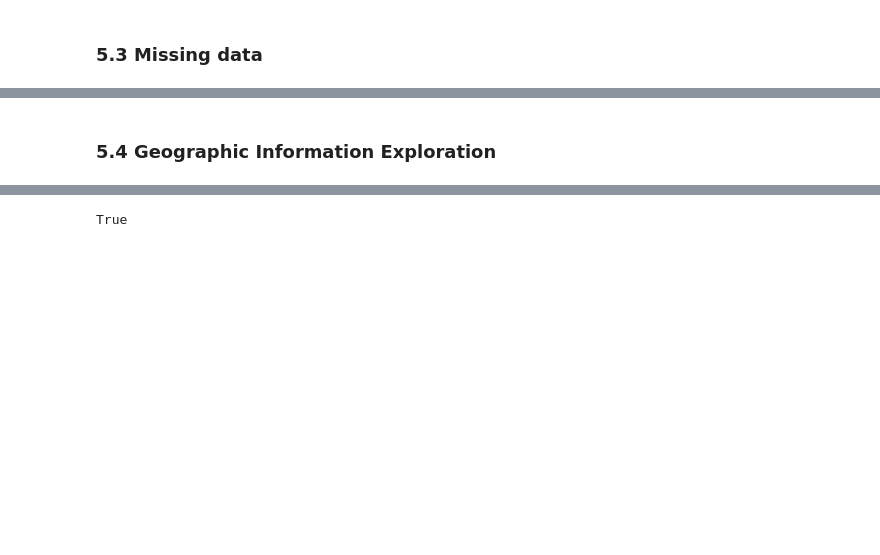
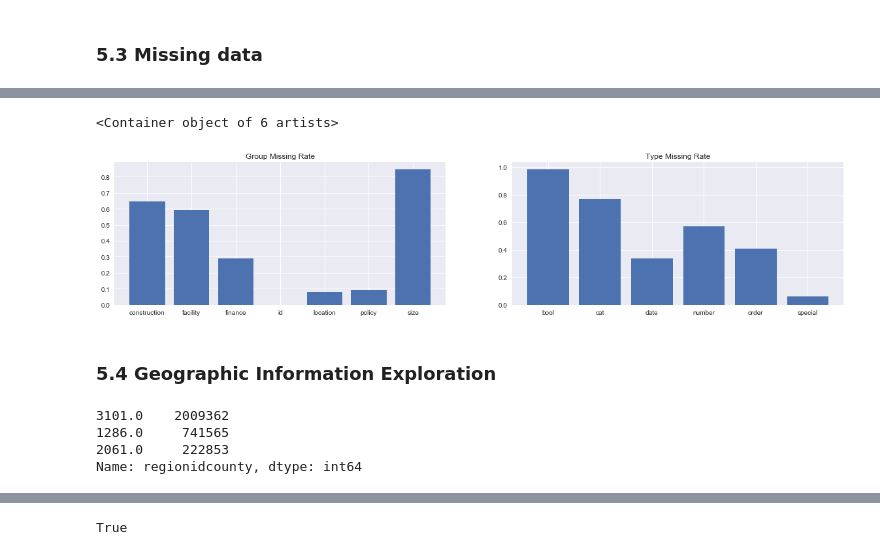
Before and after one commit to aeloyq/BerkeleyRemoteLab, a Jupyter notebook: DataExploration.ipynb, the cells around one changed output, grey strips where cells are left out. Cells and saved outputs as stored; diff of their text form; code cells hidden in the pictures; blank space fills up the shorter version.

```diff
--- a/DataExploration.ipynb
+++ b/DataExploration.ipynb
@@ -243,2 +256,30 @@ KeyError: 'Group'
+# %%
+npty=properties.copy()
+maxlen=len(npty)
+mdt=npty.isnull().sum()/maxlen
+mdtdf=pd.DataFrame(mdt,columns=['missing rate'])
+mdtdf['Group']=map(lambda x:group_dict['\''+x+'\''],mdtdf.index)
+mdtdf['Type']=map(lambda x:type_dict['\''+x+'\''],mdtdf.index)
+gm=mdtdf.groupby('Group').mean()
+tm=mdtdf.groupby('Type').mean()
+plt.figure(figsize=(20,4))
+plt.subplot(121)
+plt.title('Group Missing Rate')
+plt.xticks(range(len(gm)),gm.index)
+plt.bar(range(len(gm)),gm['missing rate'].tolist())
+plt.subplot(122)
+plt.title('Type Missing Rate')
+plt.xticks(range(len(tm)),tm.index)
+plt.bar(range(len(tm)),tm['missing rate'].tolist())
+# %% [output]
+<Container object of 6 artists>
+[figure, added]
 # %% [markdown]
 ### 5.4 Geographic Information Exploration
+# %%
+properties.regionidcounty.value_counts()
+# %% [output]
+3101.0    2009362
+1286.0     741565
+2061.0     222853
+Name: regionidcounty, dtype: int64
```
Also changed, not shown: parts of 12 cells of this notebook, 1 other file.
